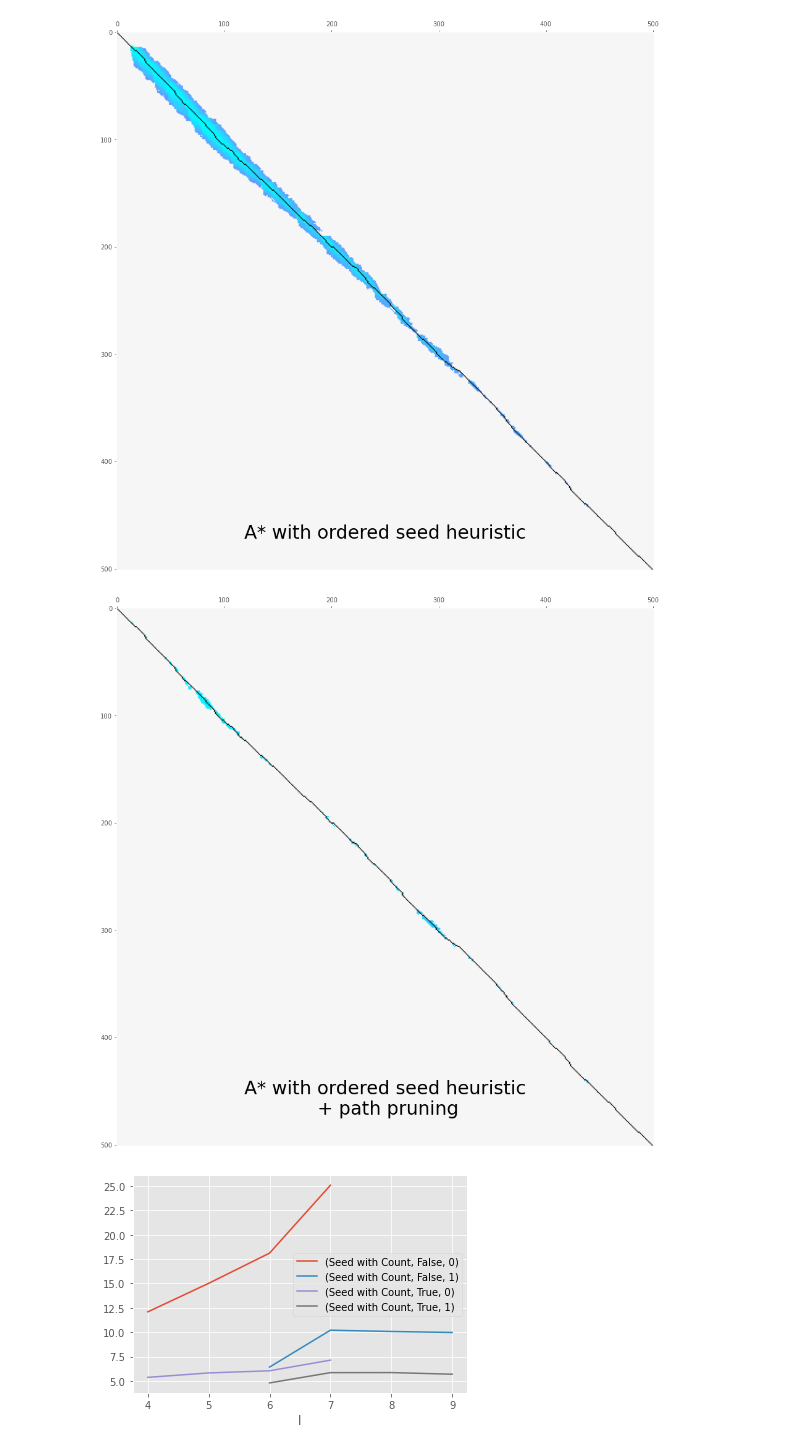
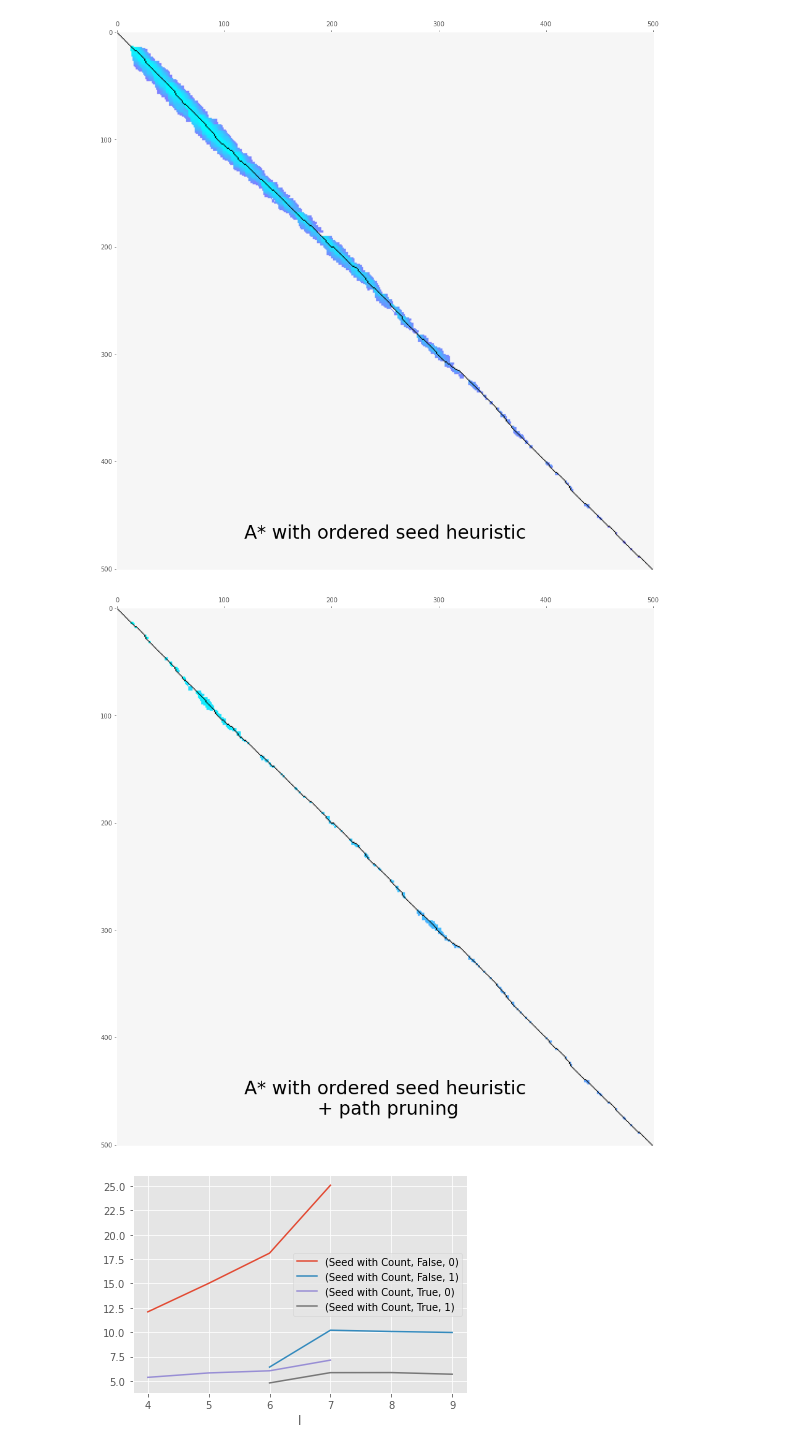
Before and after one commit to RagnarGrootKoerkamp/astar-pairwise-aligner, a Jupyter notebook: evals/visualize-explored.ipynb, the cells around one changed output. Drawn from its saved outputs; the diff is of its cells as text; code cells hidden in the pictures.

Commit message:
Add visualizations for Dijkstra vs A* vs Path Pruning

```diff
--- a/evals/visualize-explored.ipynb
+++ b/evals/visualize-explored.ipynb
@@ -32,11 +32,11 @@ def plot_explored(f, steps=-1, box=INF, l=6, lbox=0, path=True, matches=True, na
     subt = t.loc[ok(t.i) & ok(t.j)]
 
     min_step = INF
-    for index, row in subt.loc[subt['type'] == 'Expanded'].iterrows():
+    for index, row in subt.loc[subt['type'] == 'Explored'].iterrows():
         assert row.step != -1
         min_step = min(min_step, row.step)
 
-    for index, row in subt.loc[subt['type'] == 'Expanded'].iterrows():
+    for index, row in subt.loc[subt['type'] == 'Explored'].iterrows():
         assert row.step != -1
         if row.step > max_steps:
             continue
@@ -63,22 +63,22 @@ def plot_explored(f, steps=-1, box=INF, l=6, lbox=0, path=True, matches=True, na
     ax.imshow(img)
     fig.savefig('imgs/'+title+'.png')
 # %%
-d = Path('stats/')
+d = Path('astar-visualization/')
 min_steps = 10000000
 all_files = list(d.glob('*.csv'))
 some_files = [(d/'dijkstra.csv', "Dijkstra"), (d/'astar_no_pruning.csv', "A* with ordered seed heuristic"), (d/'astar_pruning.csv', "A* with ordered seed heuristic\n + path pruning")]
 
 files = some_files
 #for f in files:
  #   t = pd.read_csv(f, delimiter=',', dtype=None)
     #display(t)
   #  min_steps = min(min_steps, max(t['step']))
 for (f, name) in files:
     plot_explored(f, box=501, path=True, matches=False, name=name)
 # %% [output]
 [figure]
 [figure]
-[figure, old version]
+[figure, new version]
 # %%
 def plot_l():
     f = 'stats/table.csv'
```
Also changed, not shown: 4 other files.
